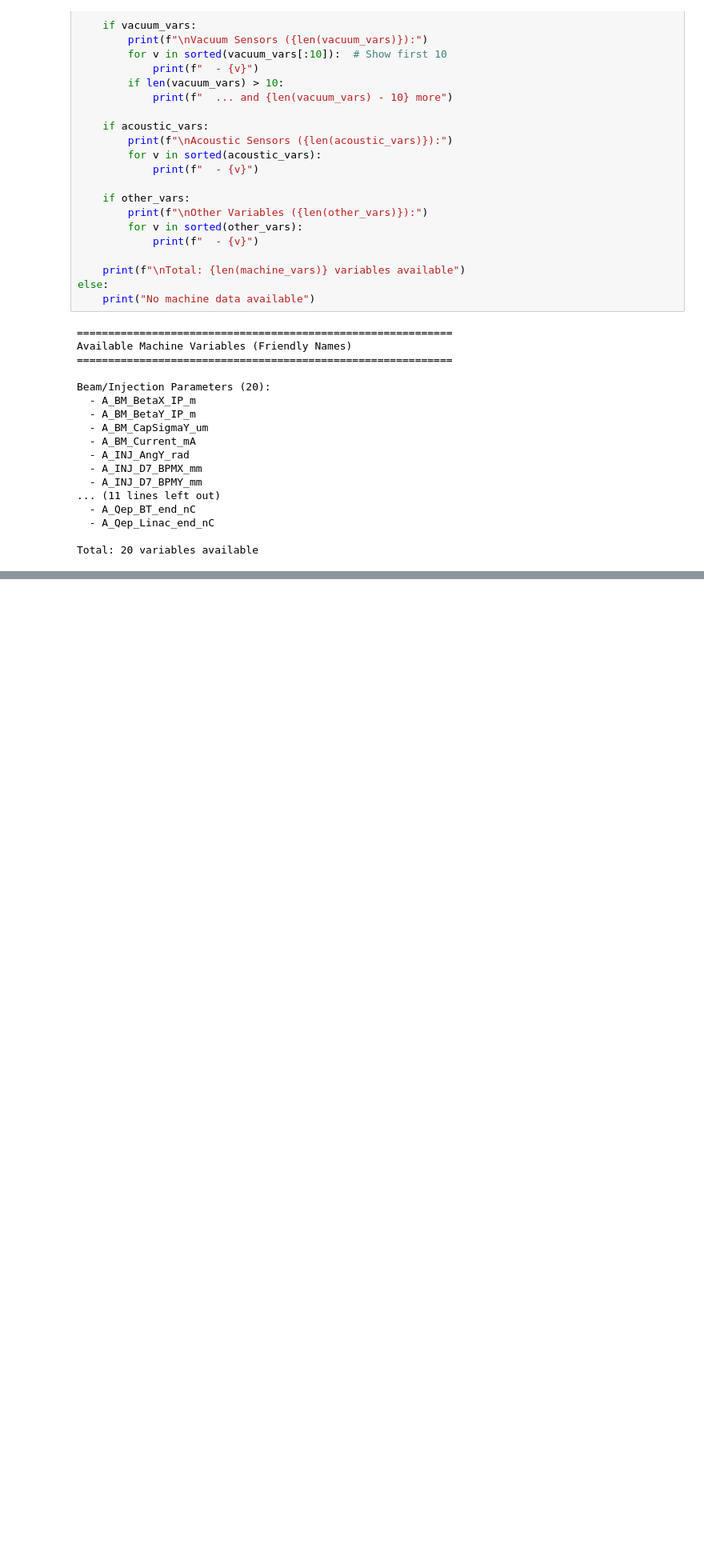
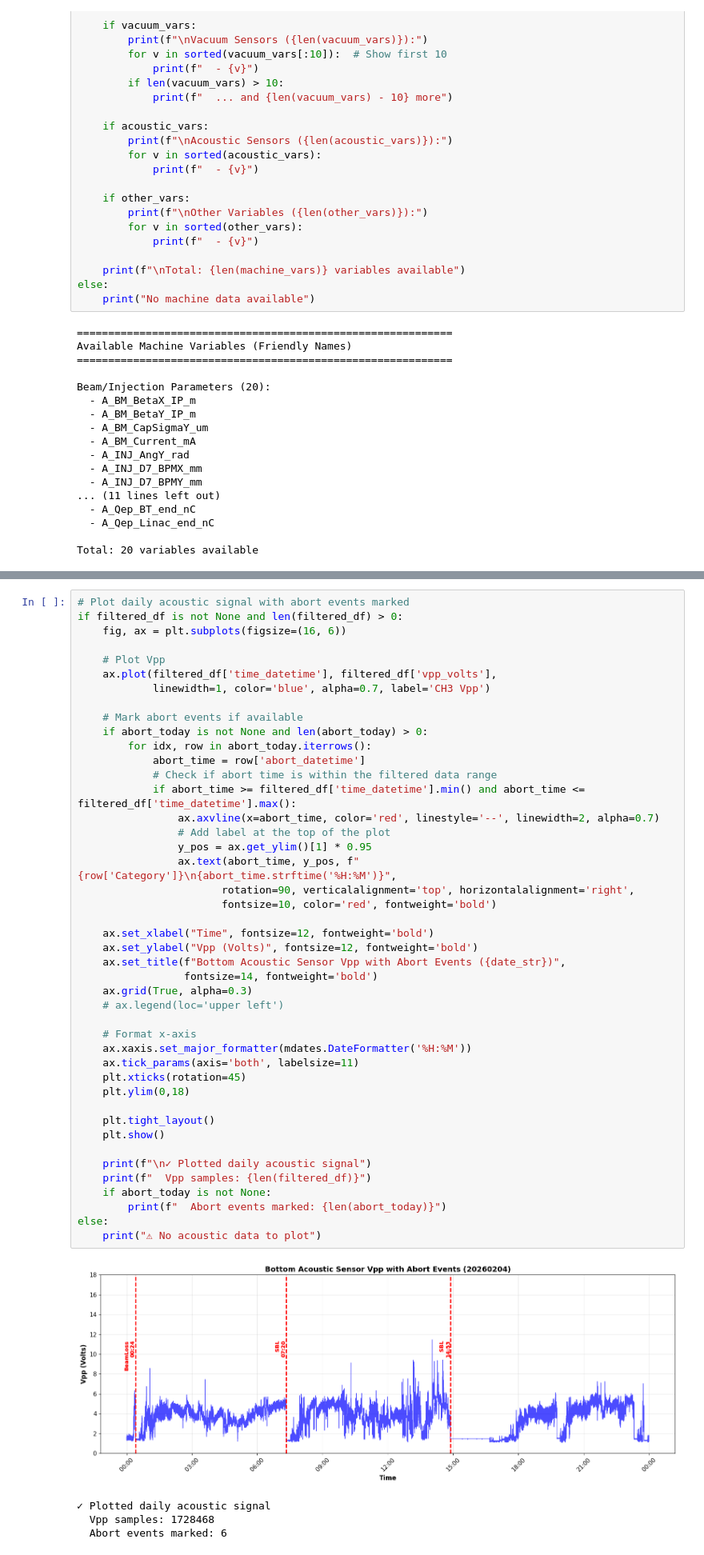
Before and after one commit to xylulu/SBL_code, a Jupyter notebook: Acoustic_csv_plotting.ipynb, the cells around one changed output, grey strips where cells are left out. Shown at 80% size. Saved outputs shown, nothing was run; the diff lists cells and outputs as text; blank space fills up the shorter version.

```diff
--- a/Acoustic_csv_plotting.ipynb
+++ b/Acoustic_csv_plotting.ipynb
@@ -717,0 +775,49 @@ Total: 20 variables available
+# %%
+# Plot daily acoustic signal with abort events marked
+if filtered_df is not None and len(filtered_df) > 0:
+    fig, ax = plt.subplots(figsize=(16, 6))
+
+    # Plot Vpp
+    ax.plot(filtered_df['time_datetime'], filtered_df['vpp_volts'],
+            linewidth=1, color='blue', alpha=0.7, label='CH3 Vpp')
+
+    # Mark abort events if available
+    if abort_today is not None and len(abort_today) > 0:
+        for idx, row in abort_today.iterrows():
+            abort_time = row['abort_datetime']
+            # Check if abort time is within the filtered data range
+            if abort_time >= filtered_df['time_datetime'].min() and abort_time <= filtered_df['time_datetime'].max():
+                ax.axvline(x=abort_time, color='red', linestyle='--', linewidth=2, alpha=0.7)
+                # Add label at the top of the plot
+                y_pos = ax.get_ylim()[1] * 0.95
+                ax.text(abort_time, y_pos, f"{row['Category']}\n{abort_time.strftime('%H:%M')}",
+                       rotation=90, verticalalignment='top', horizontalalignment='right',
+                       fontsize=10, color='red', fontweight='bold')
+
+    ax.set_xlabel("Time", fontsize=12, fontweight='bold')
+    ax.set_ylabel("Vpp (Volts)", fontsize=12, fontweight='bold')
+    ax.set_title(f"Bottom Acoustic Sensor Vpp with Abort Events ({date_str})",
+                 fontsize=14, fontweight='bold')
+    ax.grid(True, alpha=0.3)
+    # ax.legend(loc='upper left')
+
+    # Format x-axis
+    ax.xaxis.set_major_formatter(mdates.DateFormatter('%H:%M'))
+    ax.tick_params(axis='both', labelsize=11)
+    plt.xticks(rotation=45)
+    plt.ylim(0,18)
+
+    plt.tight_layout()
+    plt.show()
+
+    print(f"\n✓ Plotted daily acoustic signal")
+    print(f"  Vpp samples: {len(filtered_df)}")
+    if abort_today is not None:
+        print(f"  Abort events marked: {len(abort_today)}")
+else:
+    print("⚠ No acoustic data to plot")
+# %% [output]
+[figure, added]
+✓ Plotted daily acoustic signal
+  Vpp samples: 1728468
+  Abort events marked: 6
```
Also changed, not shown: parts of 8 cells of this notebook, 2 other files.
